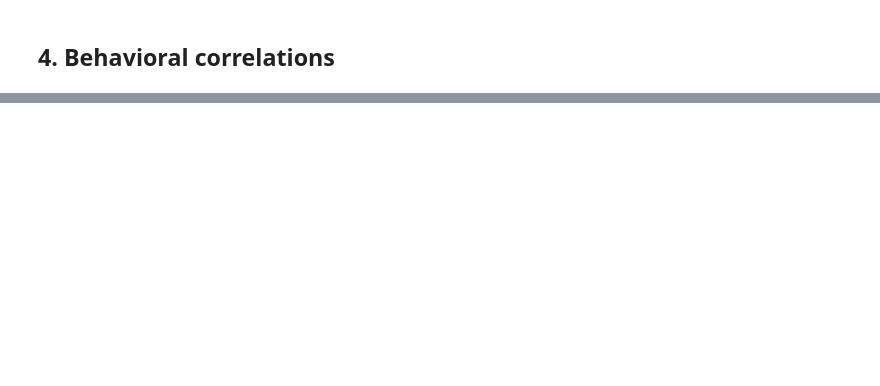
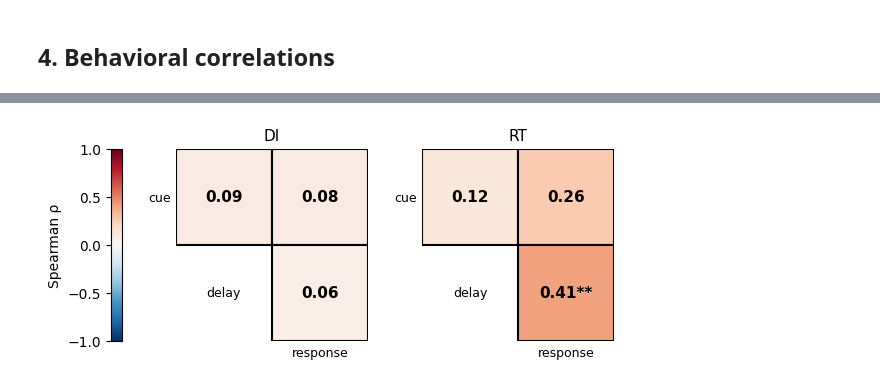
Before and after one commit to jmourabarbosa/geometryofage, a Jupyter notebook: analyses/cross_epoch.ipynb, the cells around one changed output, grey strips where cells are left out. Saved outputs shown, nothing was run; the diff lists cells and outputs as text; code cells hidden in the pictures; blank space fills up the shorter version.

```diff
--- a/analyses/cross_epoch.ipynb
+++ b/analyses/cross_epoch.ipynb
@@ -169,0 +108,89 @@ for ax, beh_name in zip(axes[1:], ['DI', 'RT']):
+# %%
+from functions.behavior import get_behavioral_values
+from functions.plotting import p_to_stars
+
+epoch_names = ['cue', 'delay', 'response']
+pairs = [('cue', 'delay'), ('cue', 'response'), ('delay', 'response')]
+
+# Compute pooled Spearman rho for each pair x (DI, RT)
+rho_vals = {}   # {beh_name: list of 3 rho}
+p_vals = {}     # {beh_name: list of 3 p}
+
+for beh_name in ['DI', 'RT']:
+    rhos, ps = [], []
+    for ea, eb in pairs:
+        label = f'{ea}\u2192{eb}'
+        all_d, all_beh = [], []
+        for task_name in TASK_EPOCHS:
+            rows = cross_epoch[task_name].get(label, [])
+            if not rows:
+                continue
+            entries = [{'monkey': r['monkey'], 'group': r['group']} for r in rows]
+            di_vals, rt_vals = get_behavioral_values(beh_df, entries, task_name, monkey_edges)
+            beh_vals = di_vals if beh_name == 'DI' else rt_vals
+            dists = np.array([r['distance'] for r in rows])
+            valid = np.isfinite(beh_vals)
+            all_d.extend(dists[valid] - np.mean(dists[valid]))
+            all_beh.extend(beh_vals[valid] - np.mean(beh_vals[valid]))
+        if len(all_d) >= 3:
+            rho, p = sts.spearmanr(all_d, all_beh)
+            rhos.append(rho)
+            ps.append(p)
+        else:
+            rhos.append(np.nan)
+            ps.append(np.nan)
+    rho_vals[beh_name] = rhos
+    p_vals[beh_name] = ps
+
+# Layout: 2x2 grid, position (1,0) is blank
+#                col0       col1
+# row0 (cue)   [cue-del]  [cue-resp]
+# row1           delay    [del-resp]
+pos_map = {0: (0, 0), 1: (0, 1), 2: (1, 1)}  # pair index -> (row, col)
+
+from matplotlib.colors import Normalize
+from matplotlib.cm import ScalarMappable
+
+cmap = plt.cm.RdBu_r
+norm = Normalize(vmin=-1, vmax=1)
+sm = ScalarMappable(cmap=cmap, norm=norm)
+
+fig, axes = plt.subplots(1, 3, figsize=(6.5, 2.5),
+                          gridspec_kw={'width_ratios': [0.06, 1, 1], 'wspace': 0.4})
+
+# Colorbar on the left
+cb = fig.colorbar(sm, cax=axes[0], label='Spearman \u03c1')
+axes[0].yaxis.set_ticks_position('left')
+axes[0].yaxis.set_label_position('left')
+
+for ax, beh_name in zip(axes[1:], ['DI', 'RT']):
+    # Draw the 3 squares
+    for k, (r, c) in pos_map.items():
+        rho = rho_vals[beh_name][k]
+        p = p_vals[beh_name][k]
+        color = cmap(norm(rho)) if np.isfinite(rho) else 'lightgrey'
+        ax.add_patch(plt.Rectangle((c, r), 1, 1, facecolor=color,
+                                    edgecolor='k', linewidth=1.5))
+        if np.isfinite(rho):
+            stars = p_to_stars(p, ns_label='')
+            ax.text(c + 0.5, r + 0.5, f'{rho:.2f}{stars}',
+                    ha='center', va='center', fontsize=11, fontweight='bold')
+
+    # Single "delay" label in the empty cell
+    ax.text(0.5, 1.5, 'delay', ha='center', va='center', fontsize=9)
+
+
+    ax.set_xlim(0, 2)
+    ax.set_ylim(2, 0)
+    # x-axis: skip delay (col 0), only label response (col 1)
+    ax.set_xticks([1.5])
+    ax.set_xticklabels(['response'], fontsize=9)
+    # y-axis: only label cue (row 0)
+    ax.set_yticks([0.5])
+    ax.set_yticklabels(['cue'], fontsize=9)
+    ax.tick_params(length=0)
+    ax.set_aspect('equal')
+    ax.set_title(beh_name, fontsize=11)
+    ax.spines[:].set_visible(False)
+# %% [output]
+[figure, added]
```
Also changed, not shown: parts of 8 cells of this notebook, 10 other files.
